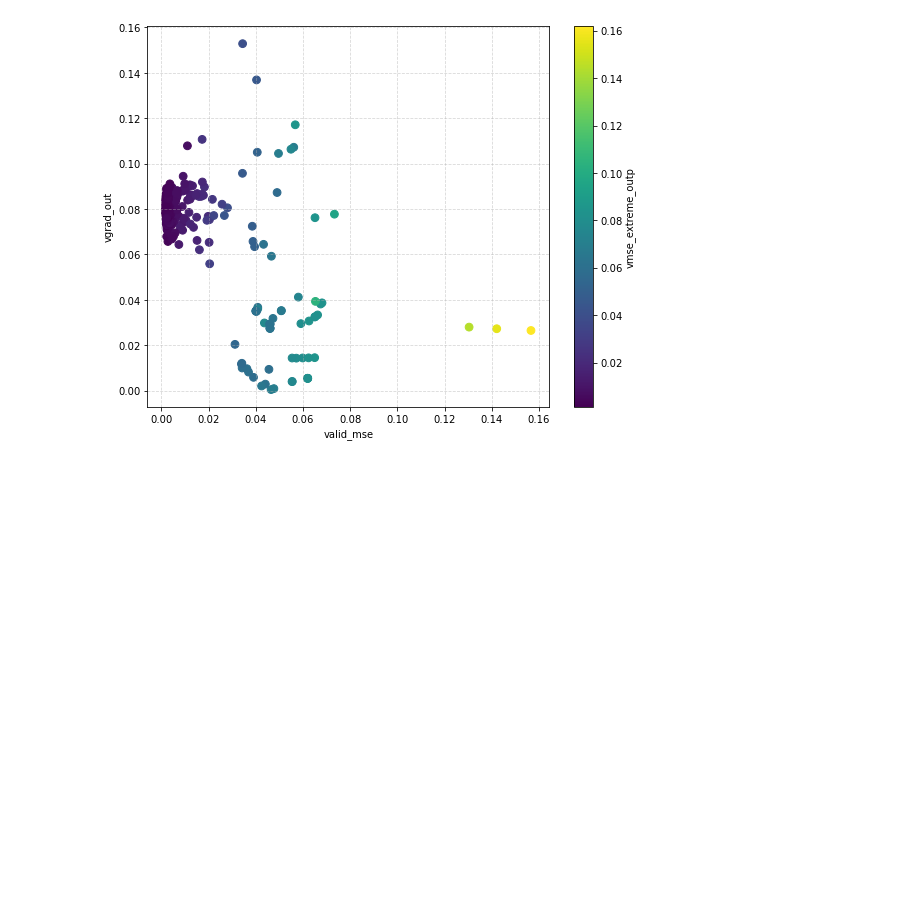
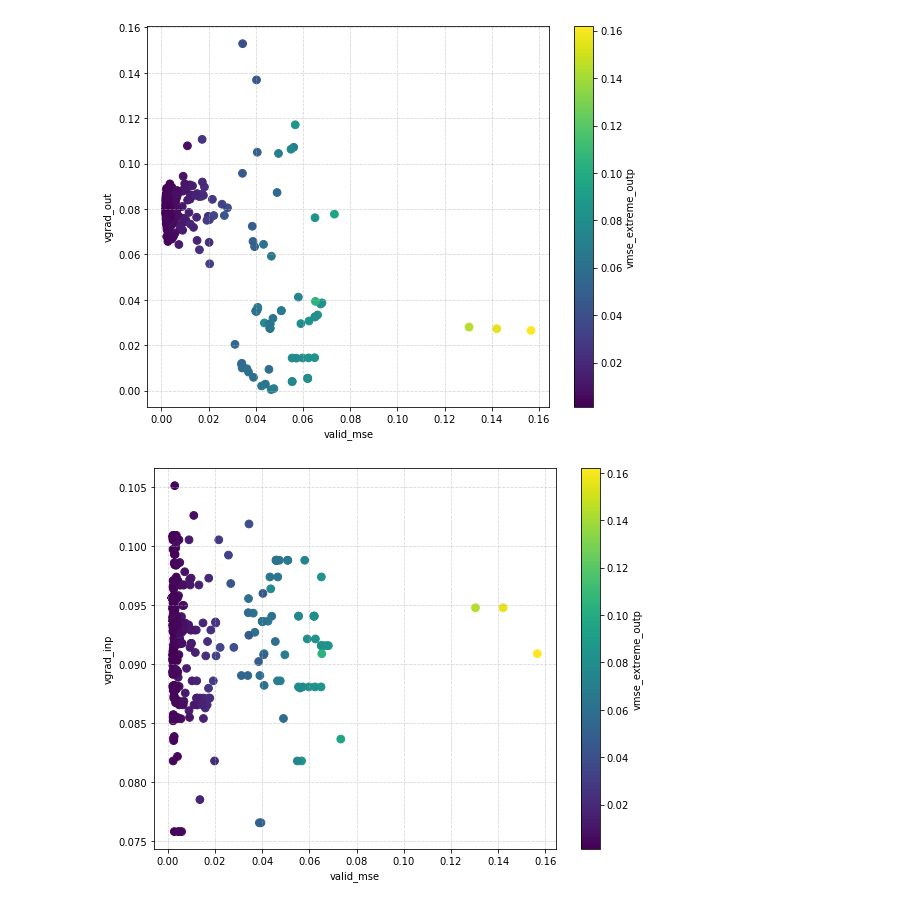
Before and after one commit to mariajmolina/s2sml, a Jupyter notebook: notebooks/MetricsCorrelation.ipynb, the cells around one changed output. Saved outputs shown, nothing was run; the diff lists cells and outputs as text; code cells hidden in the pictures; blank space fills up the shorter version.

```diff
--- a/notebooks/MetricsCorrelation.ipynb
+++ b/notebooks/MetricsCorrelation.ipynb
@@ -300,3 +300,17 @@ ax.grid(alpha=0.5,ls='--')
 plt.show()
 # %% [output]
 [figure]
+# %%
+# all trials for comparison
+fig, ax = plt.subplots(figsize=(9,7))
+
+df.plot.scatter(
+    x='valid_mse', y='vgrad_inp', s=60, c='vmse_extreme_outp', cmap='viridis', ax=ax)
+
+#ax.set_xlim(0.0, 0.3)
+#ax.set_ylim(0.9, 1.5)
+
+ax.grid(alpha=0.5,ls='--')
+plt.show()
+# %% [output]
+[figure, added]
```
Also changed, not shown: parts of 1 cell of this notebook.
